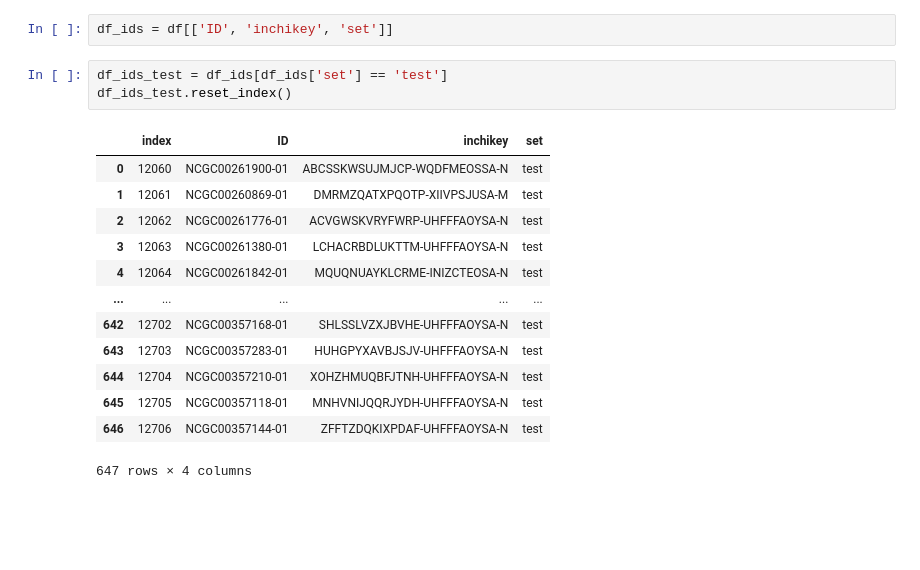
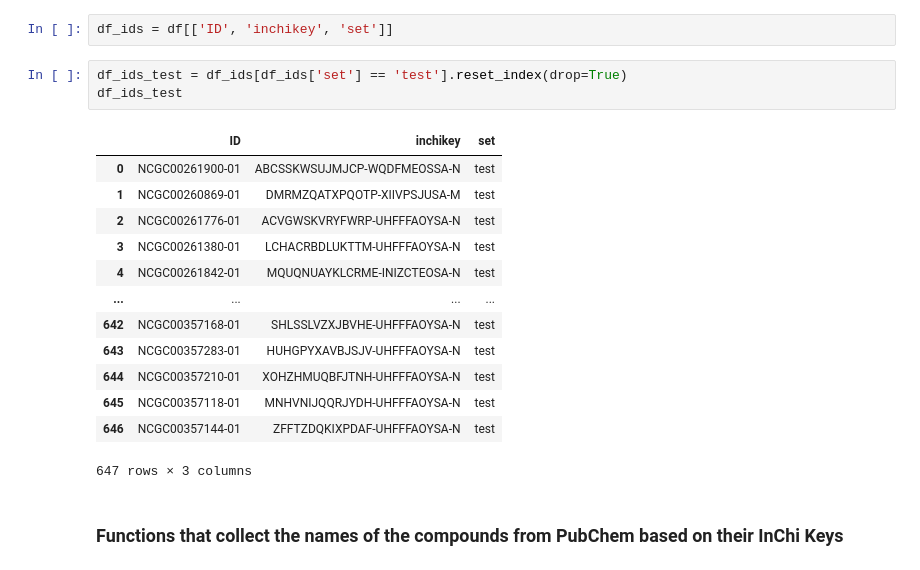
Before and after one commit to elcinelif/toxikind, a Jupyter notebook: notebooks/name_conversion_for_UI.ipynb, the cells around one changed output. Cells and saved outputs as stored; diff of their text form; blank space fills up the shorter version.

Commit message:
name conversion function completed

```diff
--- a/notebooks/name_conversion_for_UI.ipynb
+++ b/notebooks/name_conversion_for_UI.ipynb
@@ -20,19 +11,21 @@ df.head()
 # %%
 df_ids = df[['ID', 'inchikey', 'set']]
 # %%
-df_ids_test = df_ids[df_ids['set'] == 'test']
-df_ids_test.reset_index()
+df_ids_test = df_ids[df_ids['set'] == 'test'].reset_index(drop=True)
+df_ids_test
 # %% [output]
-|  | index | ID | inchikey | set |
-| 0 | 12060 | NCGC00261900-01 | ABCSSKWSUJMJCP-WQDFMEOSSA-N | test |
-| 1 | 12061 | NCGC00260869-01 | DMRMZQATXPQOTP-XIIVPSJUSA-M | test |
-| 2 | 12062 | NCGC00261776-01 | ACVGWSKVRYFWRP-UHFFFAOYSA-N | test |
-| 3 | 12063 | NCGC00261380-01 | LCHACRBDLUKTTM-UHFFFAOYSA-N | test |
-| 4 | 12064 | NCGC00261842-01 | MQUQNUAYKLCRME-INIZCTEOSA-N | test |
-| ... | ... | ... | ... | ... |
-| 642 | 12702 | NCGC00357168-01 | SHLSSLVZXJBVHE-UHFFFAOYSA-N | test |
-| 643 | 12703 | NCGC00357283-01 | HUHGPYXAVBJSJV-UHFFFAOYSA-N | test |
-| 644 | 12704 | NCGC00357210-01 | XOHZHMUQBFJTNH-UHFFFAOYSA-N | test |
-| 645 | 12705 | NCGC00357118-01 | MNHVNIJQQRJYDH-UHFFFAOYSA-N | test |
-| 646 | 12706 | NCGC00357144-01 | ZFFTZDQKIXPDAF-UHFFFAOYSA-N | test |
+|  | ID | inchikey | set |
+| 0 | NCGC00261900-01 | ABCSSKWSUJMJCP-WQDFMEOSSA-N | test |
+| 1 | NCGC00260869-01 | DMRMZQATXPQOTP-XIIVPSJUSA-M | test |
+| 2 | NCGC00261776-01 | ACVGWSKVRYFWRP-UHFFFAOYSA-N | test |
+| 3 | NCGC00261380-01 | LCHACRBDLUKTTM-UHFFFAOYSA-N | test |
+| 4 | NCGC00261842-01 | MQUQNUAYKLCRME-INIZCTEOSA-N | test |
+| ... | ... | ... | ... |
+| 642 | NCGC00357168-01 | SHLSSLVZXJBVHE-UHFFFAOYSA-N | test |
+| 643 | NCGC00357283-01 | HUHGPYXAVBJSJV-UHFFFAOYSA-N | test |
+| 644 | NCGC00357210-01 | XOHZHMUQBFJTNH-UHFFFAOYSA-N | test |
+| 645 | NCGC00357118-01 | MNHVNIJQQRJYDH-UHFFFAOYSA-N | test |
+| 646 | NCGC00357144-01 | ZFFTZDQKIXPDAF-UHFFFAOYSA-N | test |
-647 rows × 4 columns
+647 rows × 3 columns
+# %% [markdown]
+### Functions that collect the names of the compounds from PubChem based on their InChi Keys
```
Also changed, not shown: parts of 17 cells of this notebook.
